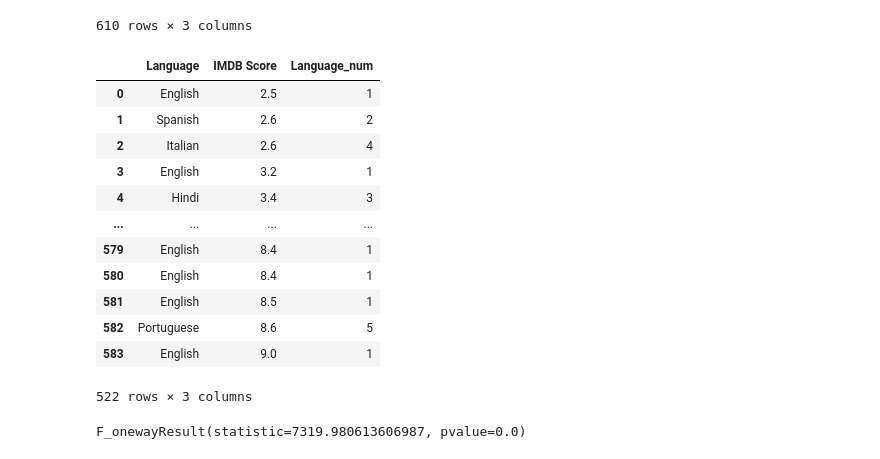
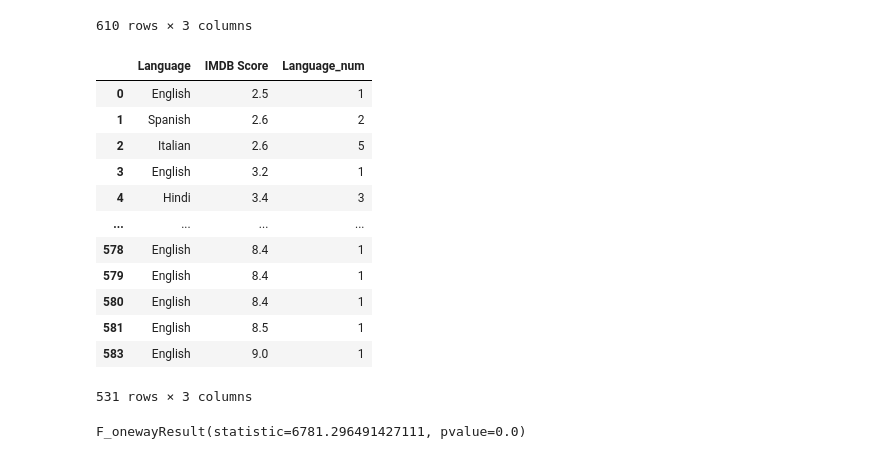
Before and after one commit to yuthegreat1/GroupProject, a Jupyter notebook: project1_.ipynb, the cells around one changed output. Drawn from its saved outputs; the diff is of its cells as text; code cells hidden in the pictures.

```diff
--- a/project1_.ipynb
+++ b/project1_.ipynb
@@ -125,31 +132,31 @@ popular_language
 # %%
 #assign numeric values to top 5 most popular languages
 popular_language.loc[popular_language['Language'] == "English", 'Language_num'] = 1
 popular_language.loc[popular_language['Language'] == "Spanish", 'Language_num'] = 2
 popular_language.loc[popular_language['Language'] == "Hindi", 'Language_num'] = 3
-popular_language.loc[popular_language['Language'] == "Italian", 'Language_num'] = 4
-popular_language.loc[popular_language['Language'] == "Portuguese", 'Language_num'] = 5
+popular_language.loc[popular_language['Language'] == "French", 'Language_num'] = 4
+popular_language.loc[popular_language['Language'] == "Italian", 'Language_num'] = 5
 
 #assign 0s to other languages & remove them
 popular_language.replace('', 0, inplace = True)
 popular_language = popular_language.loc[popular_language["Language_num"] != 0]
 popular_language
 # %% [output]
 |  | Language | IMDB Score | Language_num |
 | 0 | English | 2.5 | 1 |
 | 1 | Spanish | 2.6 | 2 |
-| 2 | Italian | 2.6 | 4 |
+| 2 | Italian | 2.6 | 5 |
 | 3 | English | 3.2 | 1 |
 | 4 | Hindi | 3.4 | 3 |
 | ... | ... | ... | ... |
+| 578 | English | 8.4 | 1 |
 | 579 | English | 8.4 | 1 |
 | 580 | English | 8.4 | 1 |
 | 581 | English | 8.5 | 1 |
-| 582 | Portuguese | 8.6 | 5 |
 | 583 | English | 9.0 | 1 |
-522 rows × 3 columns
+531 rows × 3 columns
 # %%
 #run ANOVA test
 stats.f_oneway(popular_language['Language_num'], popular_language['IMDB Score'])
 # %% [output]
-F_onewayResult(statistic=7319.980613606987, pvalue=0.0)
+F_onewayResult(statistic=6781.296491427111, pvalue=0.0)
```
Also changed, not shown: parts of 4 cells of this notebook.
